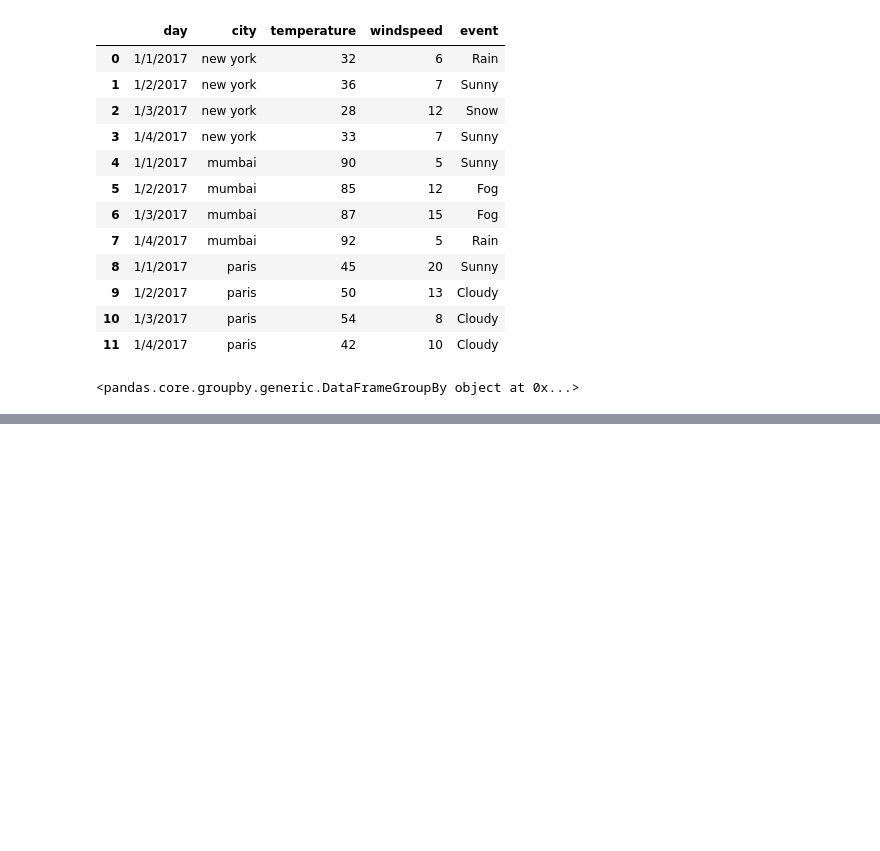
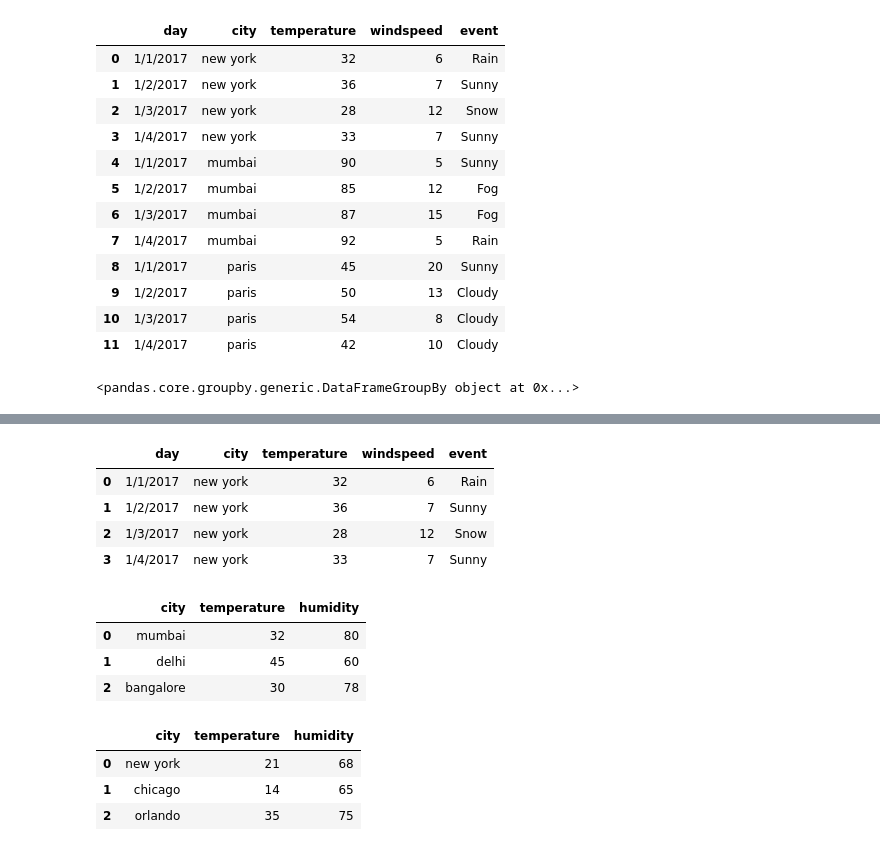
Before and after one commit to AshiBarman/Python, a Jupyter notebook: Python_Project/pandas_dataframe.ipynb, the cells around one changed output, grey strips where cells are left out. Drawn from its saved outputs; the diff is of its cells as text; code cells hidden in the pictures; blank space fills up the shorter version.

```diff
--- a/Python_Project/pandas_dataframe.ipynb
+++ b/Python_Project/pandas_dataframe.ipynb
@@ -173,0 +227,33 @@ p
+# %%
+p.get_group('new york')
+# %% [output]
+|  | day | city | temperature | windspeed | event |
+| 0 | 1/1/2017 | new york | 32 | 6 | Rain |
+| 1 | 1/2/2017 | new york | 36 | 7 | Sunny |
+| 2 | 1/3/2017 | new york | 28 | 12 | Snow |
+| 3 | 1/4/2017 | new york | 33 | 7 | Sunny |
+# %%
+import pandas as pd
+india_weather = pd.DataFrame({
+    "city": ["mumbai", "delhi", "bangalore"],
+    "temperature": [32, 45, 30],
+    "humidity": [80, 60, 78]
+})
+india_weather
+# %% [output]
+|  | city | temperature | humidity |
+| 0 | mumbai | 32 | 80 |
+| 1 | delhi | 45 | 60 |
+| 2 | bangalore | 30 | 78 |
+# %%
+us_weather = pd.DataFrame({
+    "city": ["new york", "chicago", "orlando"],
+    "temperature": [21, 14, 35],
+    "humidity": [68, 65, 75]
+})
+us_weather
+# %% [output]
+|  | city | temperature | humidity |
+| 0 | new york | 21 | 68 |
+| 1 | chicago | 14 | 65 |
+| 2 | orlando | 35 | 75 |
```
Also changed, not shown: parts of 14 cells of this notebook.
